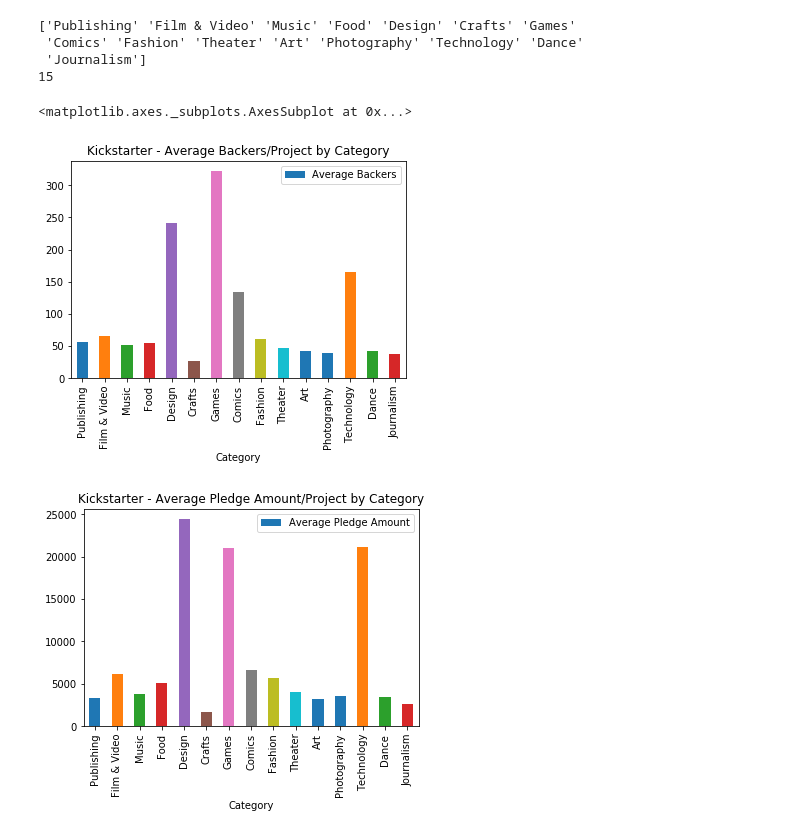
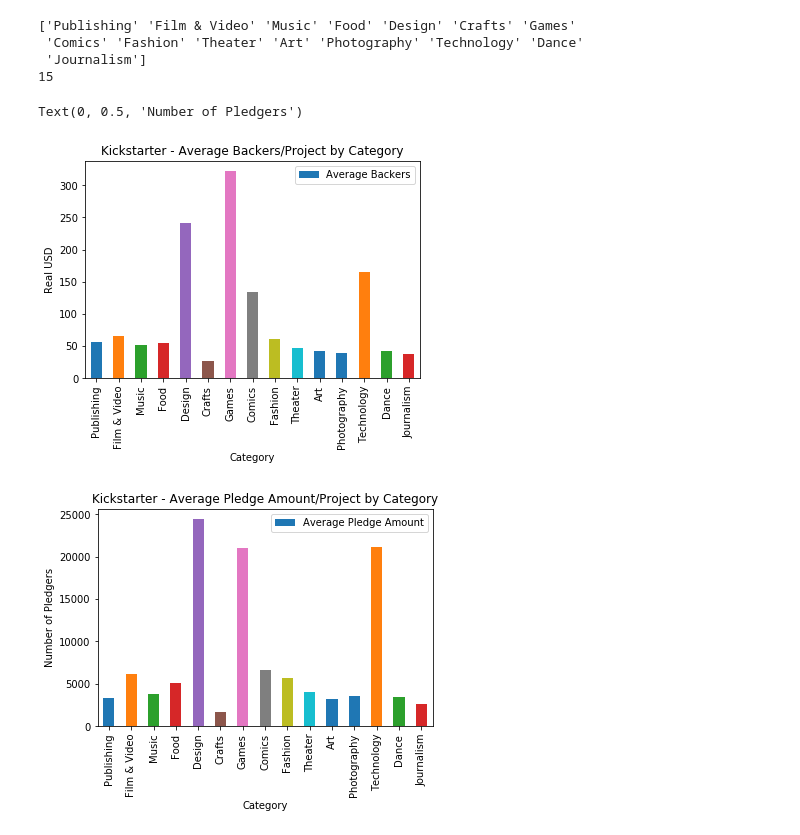
Before and after one commit to NotDachun/uw-datathon, a Jupyter notebook: insight_1.ipynb, the cells around one changed output. Cells and saved outputs as stored; diff of their text form; code cells hidden in the pictures.

```diff
--- a/insight_1.ipynb
+++ b/insight_1.ipynb
@@ -54,9 +54,11 @@ d2 = {'Category':categoryList, 'Average Pledge Amount':pledged}
 result1 = pd.DataFrame(d1)
 result2 = pd.DataFrame(d2)
 # %%
-result1.plot.bar(x='Category', y='Average Backers', title='Kickstarter - Average Backers/Project by Category')
-result2.plot.bar(x='Category', y='Average Pledge Amount', title='Kickstarter - Average Pledge Amount/Project by Category')
+ax1 = result1.plot.bar(x='Category', y='Average Backers', title='Kickstarter - Average Backers/Project by Category')
+ax2 = result2.plot.bar(x='Category', y='Average Pledge Amount', title='Kickstarter - Average Pledge Amount/Project by Category')
+ax1.set_ylabel("Real USD")
+ax2.set_ylabel("Number of Pledgers")
 # %% [output]
-<matplotlib.axes._subplots.AxesSubplot at 0x...>
+Text(0, 0.5, 'Number of Pledgers')
-[figure, old version]
+[figure, new version]
-[figure, old version]
+[figure, new version]
```
